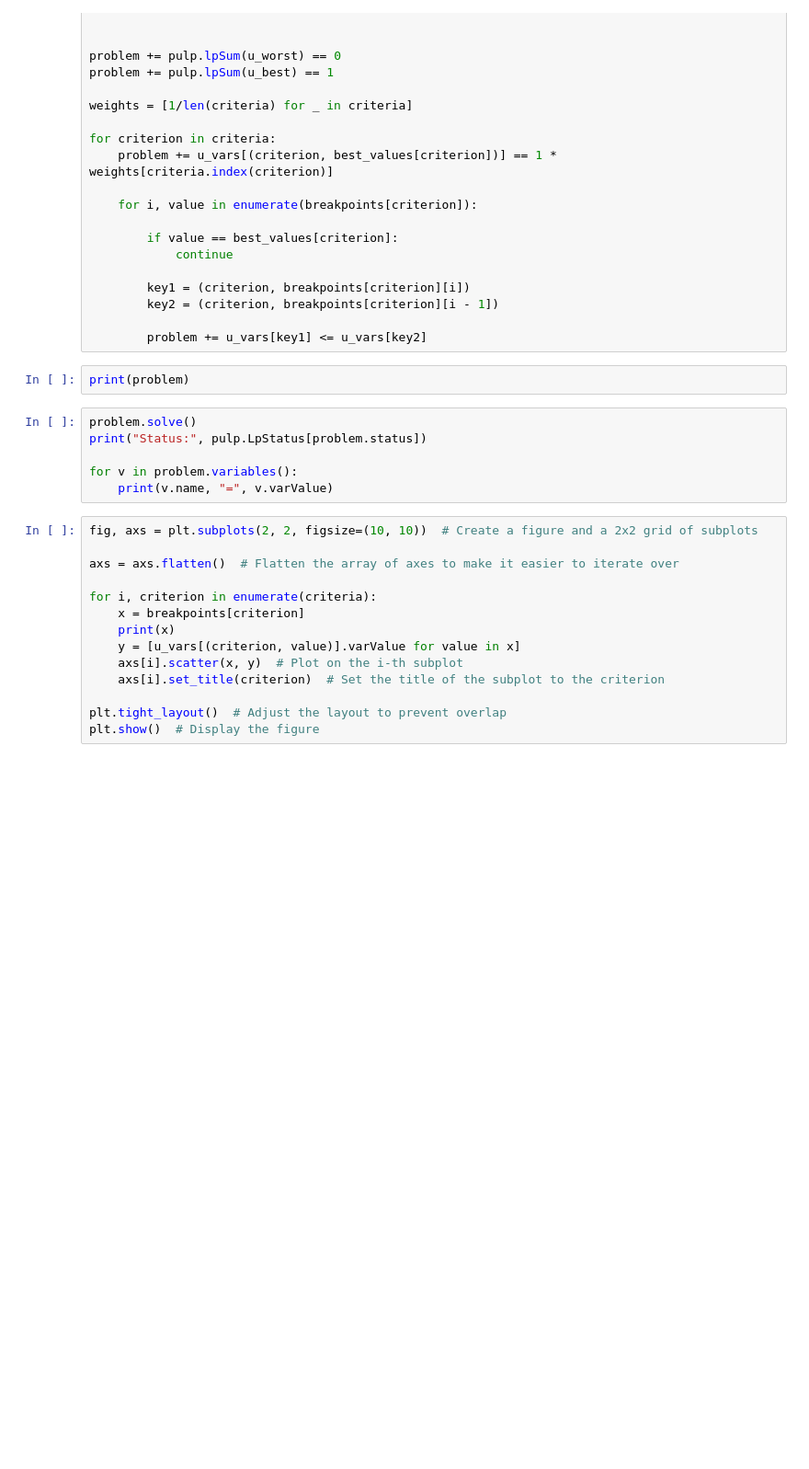
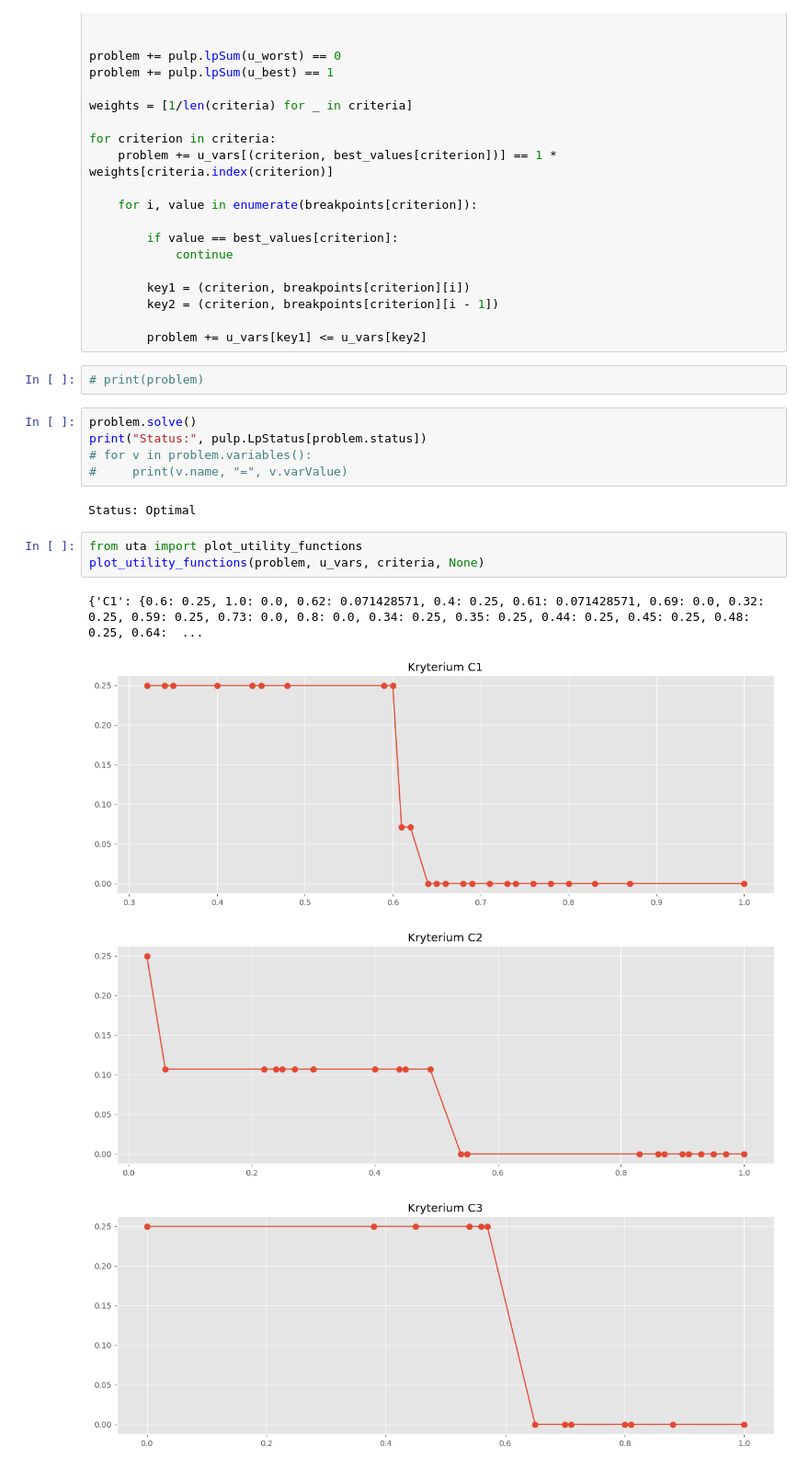
Before and after one commit to majsterkovic/iswd-project-1, a Jupyter notebook: uta_solver.ipynb, the cells around one changed output. Shown at 92% size. Drawn from its saved outputs; the diff is of its cells as text; blank space fills up the shorter version.

Commit message:
Sanity check - rank generation and plots

```diff
--- a/uta_solver.ipynb
+++ b/uta_solver.ipynb
@@ -120,25 +123,20 @@ for criterion in criteria:
         key2 = (criterion, breakpoints[criterion][i - 1])
 
         problem += u_vars[key1] <= u_vars[key2]
-# %%
-print(problem)
+# %%
+# print(problem)
 # %%
 problem.solve()
 print("Status:", pulp.LpStatus[problem.status])
-
-for v in problem.variables():
-    print(v.name, "=", v.varValue)
+# for v in problem.variables():
+#     print(v.name, "=", v.varValue)
+# %% [output]
+Status: Optimal
-# %%
-fig, axs = plt.subplots(2, 2, figsize=(10, 10))  # Create a figure and a 2x2 grid of subplots
-
-axs = axs.flatten()  # Flatten the array of axes to make it easier to iterate over
-
-for i, criterion in enumerate(criteria):
-    x = breakpoints[criterion]
-    print(x)
-    y = [u_vars[(criterion, value)].varValue for value in x]
-    axs[i].scatter(x, y)  # Plot on the i-th subplot
-    axs[i].set_title(criterion)  # Set the title of the subplot to the criterion
-
-plt.tight_layout()  # Adjust the layout to prevent overlap
-plt.show()  # Display the figure
+# %%
+from uta import plot_utility_functions
+plot_utility_functions(problem, u_vars, criteria, None)
+# %% [output]
+{'C1': {0.6: 0.25, 1.0: 0.0, 0.62: 0.071428571, 0.4: 0.25, 0.61: 0.071428571, 0.69: 0.0, 0.32: 0.25, 0.59: 0.25, 0.73: 0.0, 0.8: 0.0, 0.34: 0.25, 0.35: 0.25, 0.44: 0.25, 0.45: 0.25, 0.48: 0.25, 0.64:  ...
+[figure, added]
+[figure, added]
+[figure, added]
```
Also changed, not shown: parts of 4 cells of this notebook.
